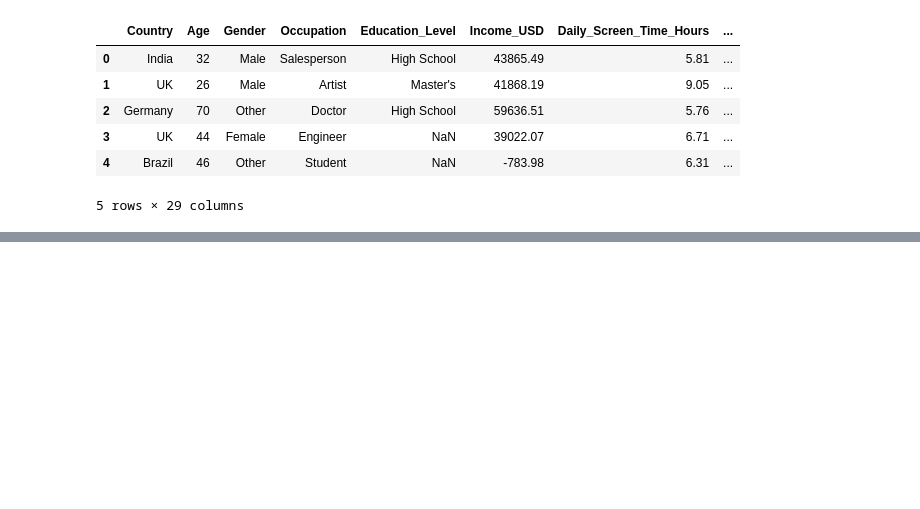
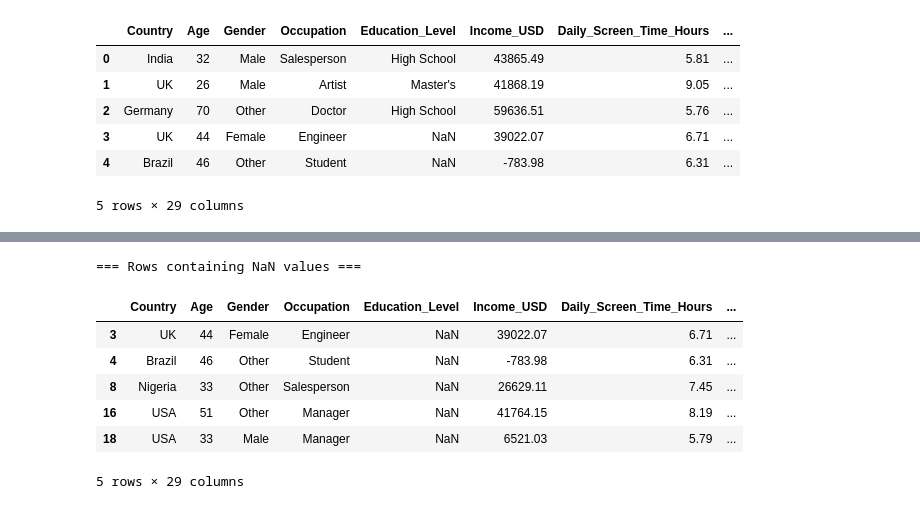
Before and after one commit to Leotrimii1/PVDH-G10, a Jupyter notebook: pre-processing.ipynb, the cells around one changed output, grey strips where cells are left out. Cells and saved outputs as stored; diff of their text form; code cells hidden in the pictures; blank space fills up the shorter version.

```diff
--- a/pre-processing.ipynb
+++ b/pre-processing.ipynb
@@ -63,0 +109,15 @@ df.head()
+# %%
+# Select all rows that contain at least one NaN value
+nan_rows = df[df.isna().any(axis=1)]
+
+print("=== Rows containing NaN values ===")
+nan_rows.head()
+# %% [output]
+=== Rows containing NaN values ===
+|  | Country | Age | Gender | Occupation | Education_Level | Income_USD | Daily_Screen_Time_Hours | ... |
+| 3 | UK | 44 | Female | Engineer | NaN | 39022.07 | 6.71 | ... |
+| 4 | Brazil | 46 | Other | Student | NaN | -783.98 | 6.31 | ... |
+| 8 | Nigeria | 33 | Other | Salesperson | NaN | 26629.11 | 7.45 | ... |
+| 16 | USA | 51 | Other | Manager | NaN | 41764.15 | 8.19 | ... |
+| 18 | USA | 33 | Male | Manager | NaN | 6521.03 | 5.79 | ... |
+5 rows × 29 columns
```
Also changed, not shown: parts of 3 cells of this notebook.
